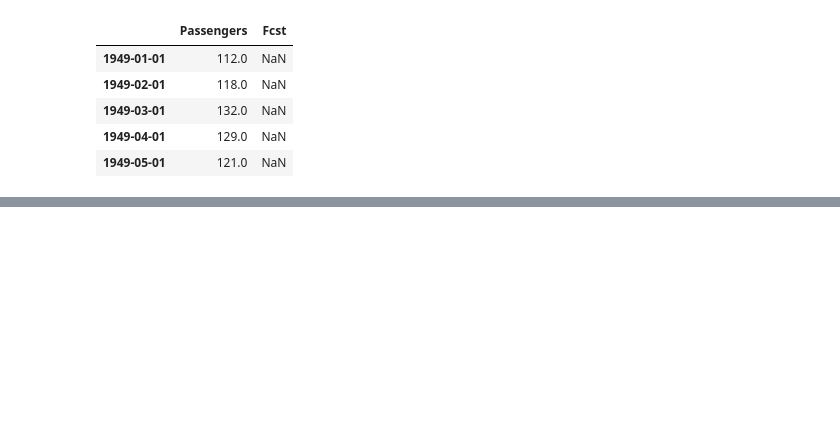
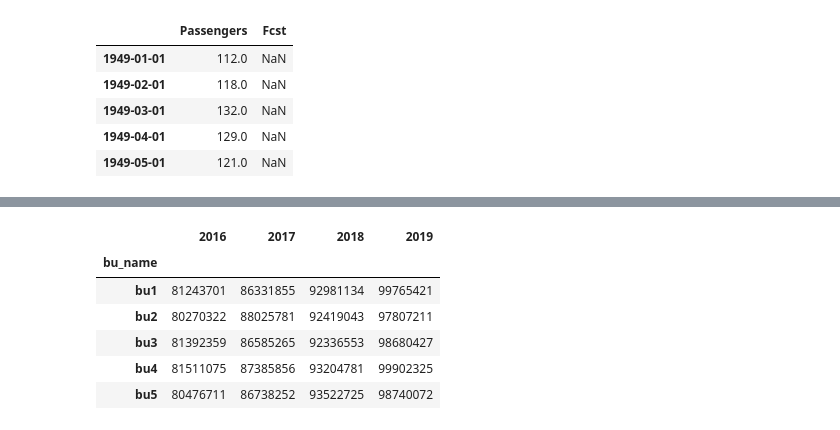
Before and after one commit to liuhui998/pe2, a Jupyter notebook: 04-concat-merge/answer-questions.ipynb, the cells around one changed output, grey strips where cells are left out. Saved outputs shown, nothing was run; the diff lists cells and outputs as text; code cells hidden in the pictures; blank space fills up the shorter version.

```diff
--- a/04-concat-merge/answer-questions.ipynb
+++ b/04-concat-merge/answer-questions.ipynb
@@ -284,0 +386,12 @@ fcst_df.plot()
+# %%
+total3 = pd.read_excel("total3.xlsx")
+total3 = total3.set_index("bu_name")
+total3.head()
+# %% [output]
+|  | 2016 | 2017 | 2018 | 2019 |
+| bu_name |  |  |  |  |
+| bu1 | 81243701 | 86331855 | 92981134 | 99765421 |
+| bu2 | 80270322 | 88025781 | 92419043 | 97807211 |
+| bu3 | 81392359 | 86585265 | 92336553 | 98680427 |
+| bu4 | 81511075 | 87385856 | 93204781 | 99902325 |
+| bu5 | 80476711 | 86738252 | 93522725 | 98740072 |
```
Also changed, not shown: parts of 38 cells of this notebook, 6 other files.
